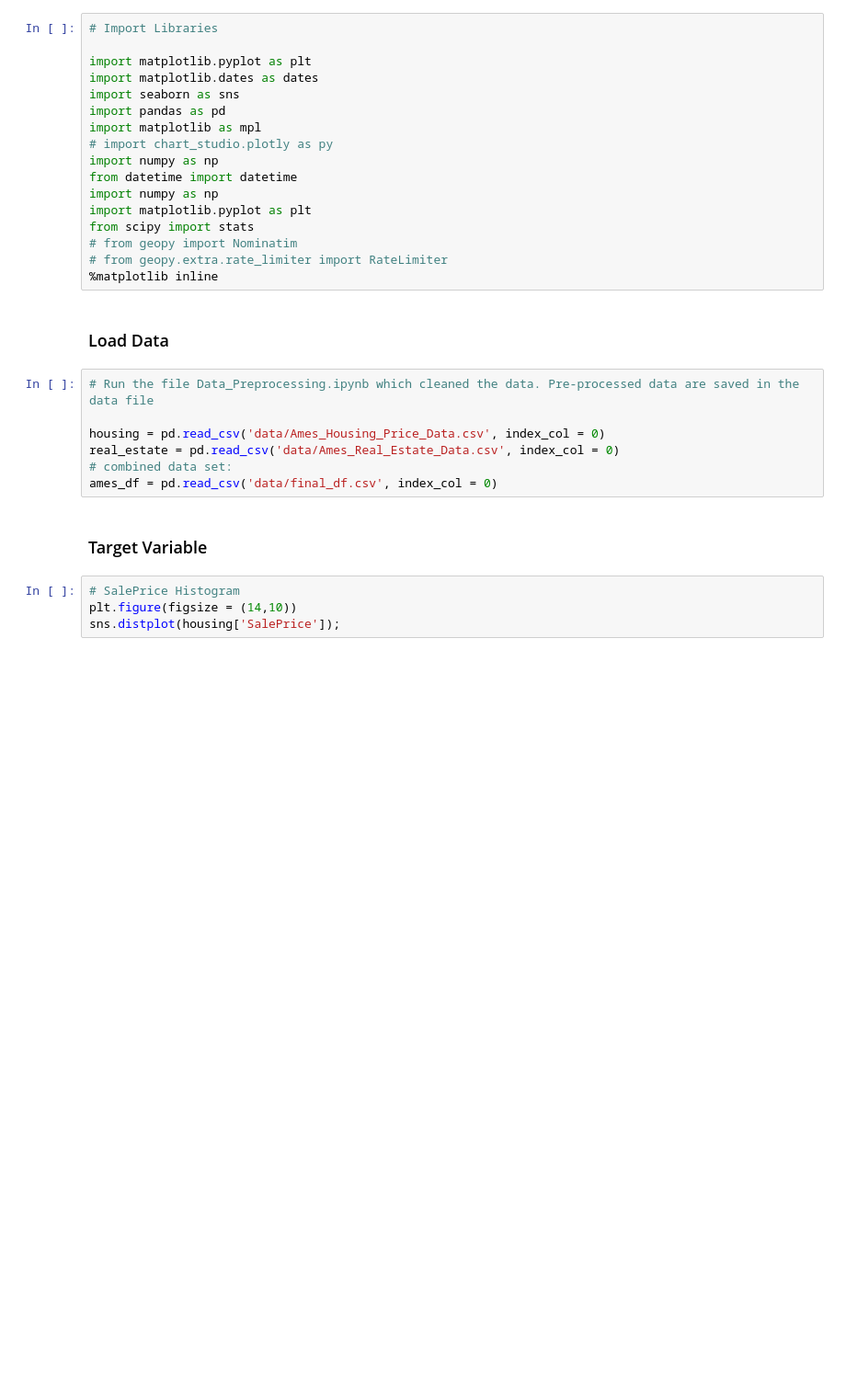
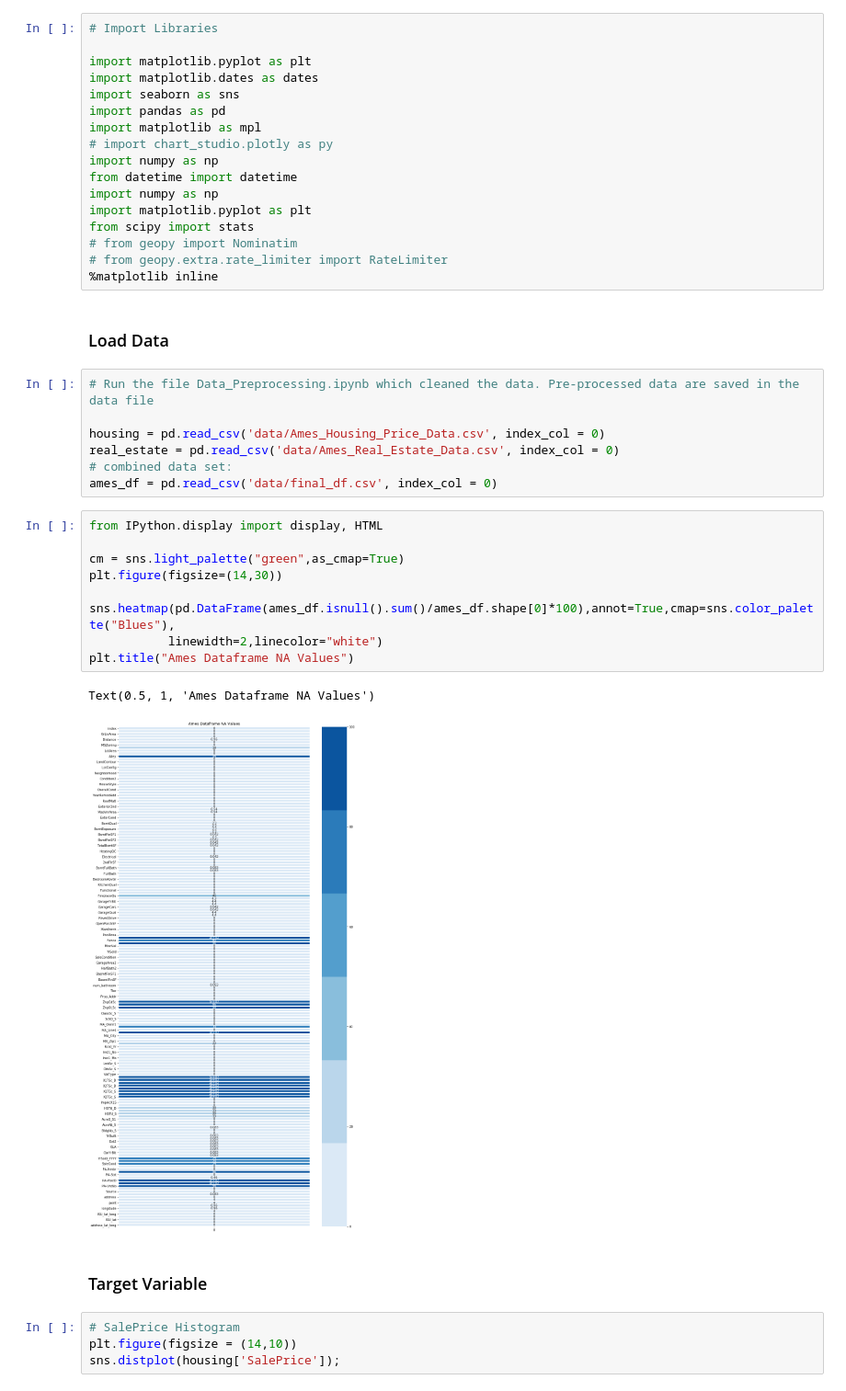
Before and after one commit to danieljinchoy/ames_housing_ml, a Jupyter notebook: EDA.ipynb, the cells around one changed output. Shown at 92% size. Saved outputs shown, nothing was run; the diff lists cells and outputs as text; blank space fills up the shorter version.

```diff
--- a/EDA.ipynb
+++ b/EDA.ipynb
@@ -28,6 +28,18 @@ housing = pd.read_csv('data/Ames_Housing_Price_Data.csv', index_col = 0)
 real_estate = pd.read_csv('data/Ames_Real_Estate_Data.csv', index_col = 0)
 # combined data set:
 ames_df = pd.read_csv('data/final_df.csv', index_col = 0)
+# %%
+from IPython.display import display, HTML
+
+cm = sns.light_palette("green",as_cmap=True)
+plt.figure(figsize=(14,30))
+
+sns.heatmap(pd.DataFrame(ames_df.isnull().sum()/ames_df.shape[0]*100),annot=True,cmap=sns.color_palette("Blues"),
+           linewidth=2,linecolor="white")
+plt.title("Ames Dataframe NA Values")
+# %% [output]
+Text(0.5, 1, 'Ames Dataframe NA Values')
+[figure, added]
 # %% [markdown]
 ### Target Variable
 # %%
```
Also changed, not shown: parts of 4 cells of this notebook, 1 other file.
